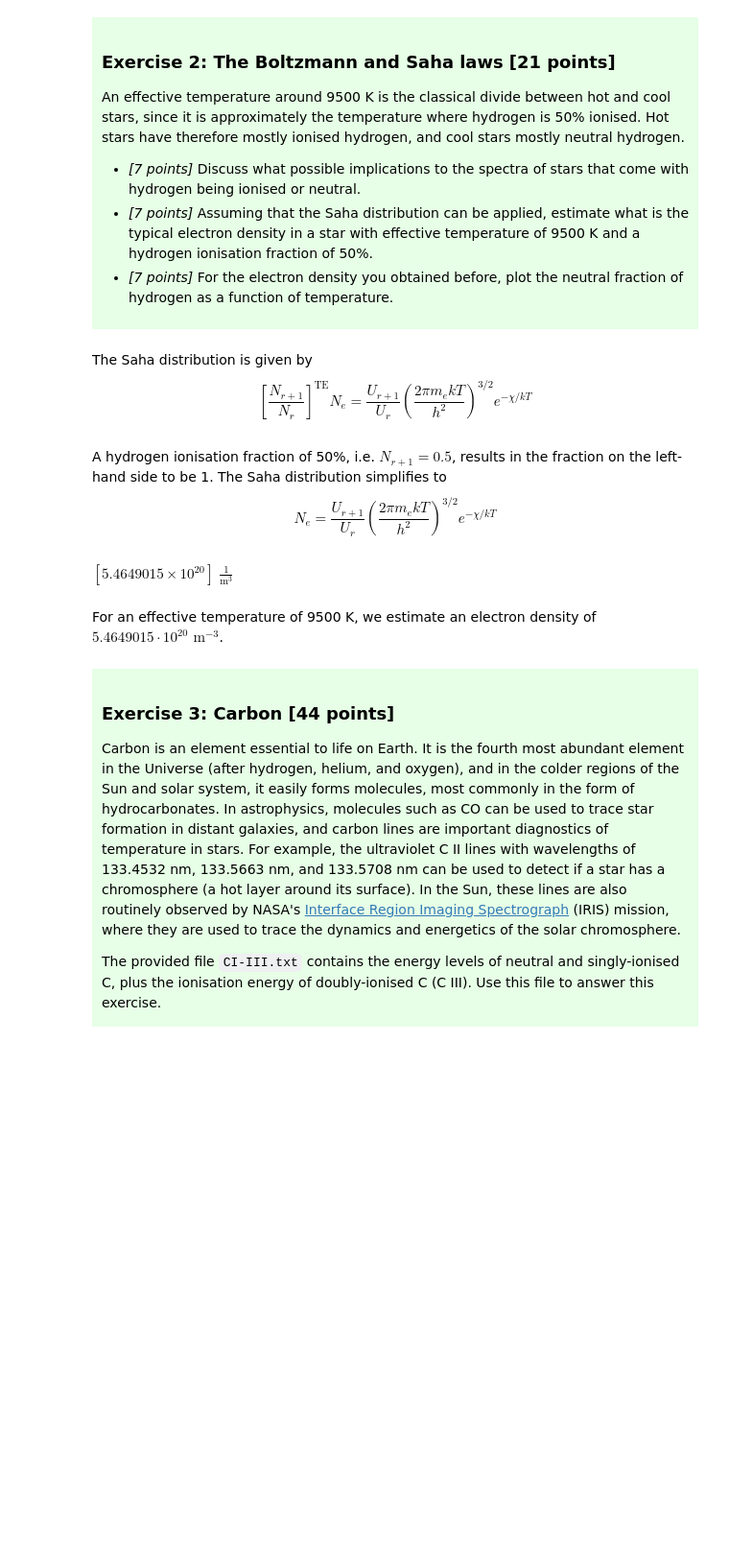
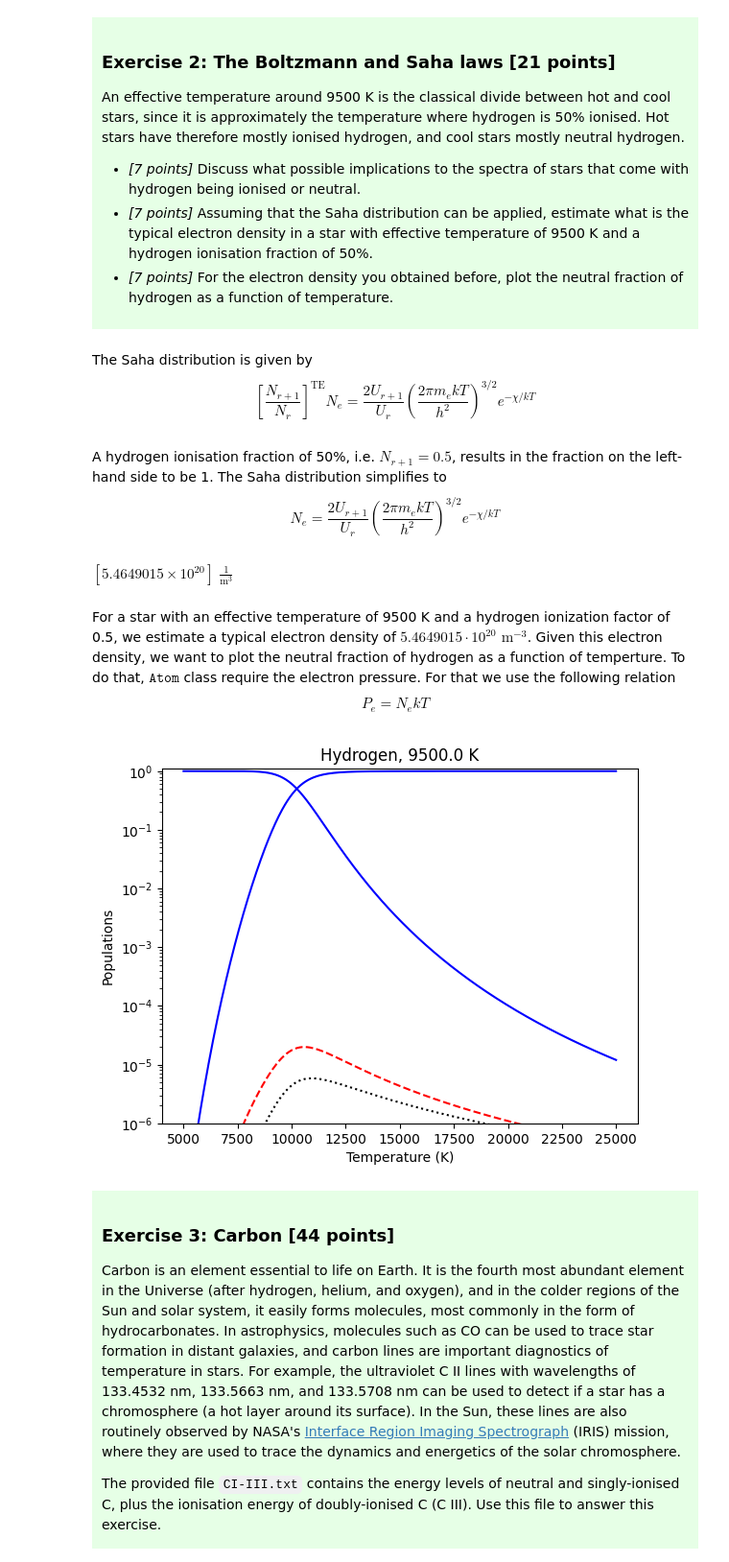
Before and after one commit to Rachelstiansen/AST4310, a Jupyter notebook: project work/project1/project1_student.ipynb, the cells around one changed output. Shown at 96% size. Saved outputs shown, nothing was run; the diff lists cells and outputs as text; code cells hidden in the pictures; blank space fills up the shorter version.

```diff
--- a/project work/project1/project1_student.ipynb
+++ b/project work/project1/project1_student.ipynb
@@ -121,11 +121,11 @@ An effective temperature around 9500 K is the classical divide between hot and c
 # %% [markdown]
 The Saha distribution is given by
 $$
-\left[\frac{N_{r + 1}}{N_r}\right]^{\text{TE}}N_e = \frac{U_{r + 1}}{U_r}\left(\frac{2\pi m_e k T}{h^2} \right)^{3/2} e^{-\chi / k T}
+\left[\frac{N_{r + 1}}{N_r}\right]^{\text{TE}}N_e = \frac{2U_{r + 1}}{U_r}\left(\frac{2\pi m_e k T}{h^2} \right)^{3/2} e^{-\chi / k T}
 $$
 # %% [markdown]
 A hydrogen ionisation fraction of 50%, i.e. $N_{r + 1} = 0.5$, results in the fraction on the left-hand side to be 1. The Saha distribution simplifies to
 $$
-N_e = \frac{U_{r + 1}}{U_r}\left(\frac{2\pi m_e k T}{h^2} \right)^{3/2} e^{-\chi / k T}
+N_e = \frac{2U_{r + 1}}{U_r}\left(\frac{2\pi m_e k T}{h^2} \right)^{3/2} e^{-\chi / k T}
 $$
 # %%
@@ -137,11 +137,24 @@ def electron_density(temperature):
     N_e = (2 * U1/U0 * saha_const * np.exp(-chi / (constants.k_B*temperature))).to('m-3')
     return N_e
 # %%
-electron_density(9500 * units.K)
+T = 9500 * units.K
+N_e = electron_density(T)
+N_e
 # %% [output]
 $[5.4649015 \times 10^{20}] \; \mathrm{\frac{1}{m^{3}}}$
 # %% [markdown]
-For an effective temperature of 9500 K, we estimate an electron density of $5.4649015\cdot 10^{20} \text{ m}^{-3}$.
+For a star with an effective temperature of 9500 K and a hydrogen ionization factor of 0.5, we estimate a typical electron density of $5.4649015\cdot 10^{20} \text{ m}^{-3}$.
+Given this electron density, we want to plot the neutral fraction of hydrogen as a function of temperture. To do that, $\texttt{Atom}$ class require the electron pressure. For that we use the following relation
+$$
+P_e = N_e k T
+$$
+# %%
+P_e = (N_e * constants.k_B * T).to('Pa')
+temperatures = np.linspace(5000, 25000, 500) * units.K
+h_atom.plot_payne(temperatures, P_e)
+plt.title(f'Hydrogen, {T}');
+# %% [output]
+[figure, added]
 # %% [markdown]
 <div style="background-color:#e6ffe6; padding:10px; border-style:
 solid;; border-color:#00e600; border-width:1px">
```
Also changed, not shown: parts of 1 cell of this notebook.
